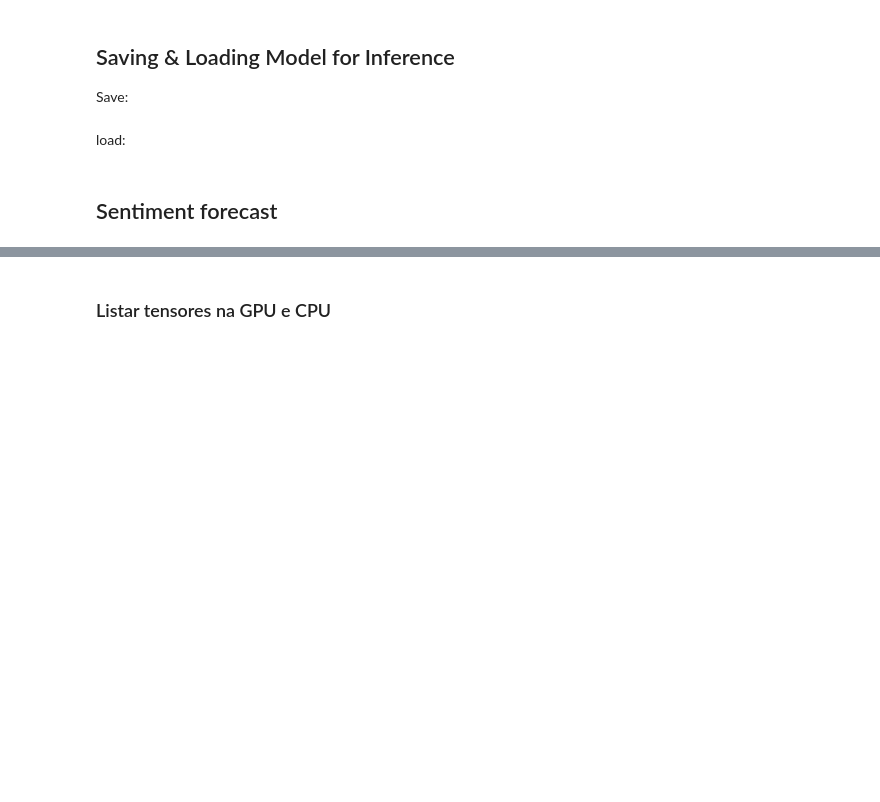
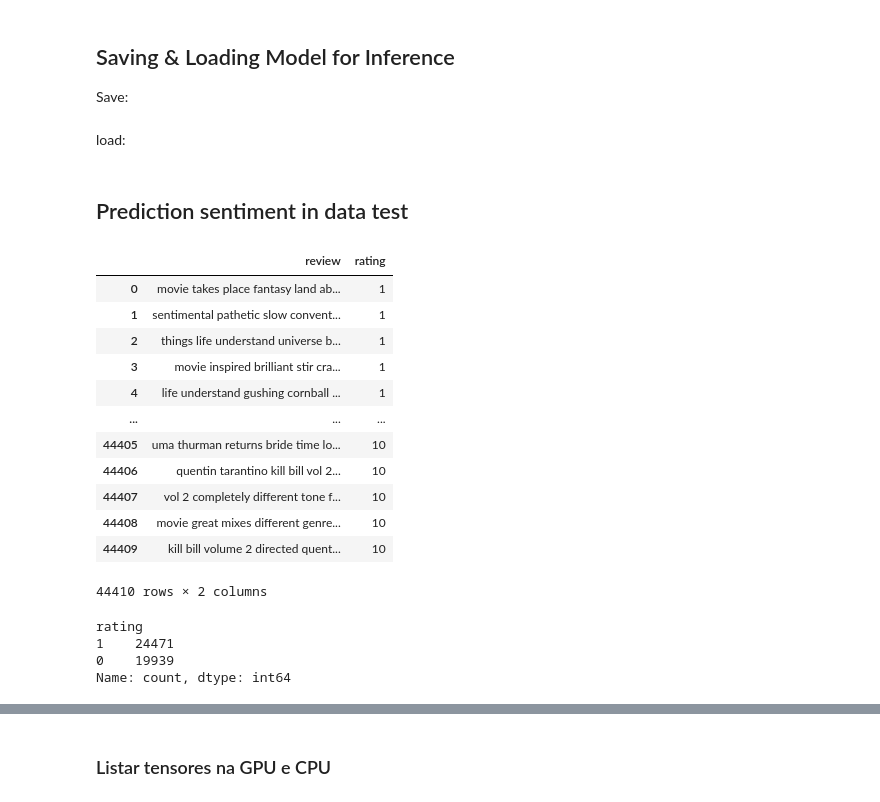
Before and after one commit to guilhermeerib/Classification-Model---TCC, a Jupyter notebook: 1_Study_Cases/MultiClassClassifier_IMDB_text.ipynb, the cells around one changed output, grey strips where cells are left out. Saved outputs shown, nothing was run; the diff lists cells and outputs as text; code cells hidden in the pictures; blank space fills up the shorter version.

```diff
--- a/0-Exemplos_definitivos/Text Classification with BERT Guilherme.ipynb
+++ b/1_Study_Cases/MultiClassClassifier_IMDB_text.ipynb
@@ -315,5 +395,24 @@ load:
 # saved_model = MultiClassClassifier(BERT_MODEL_NAME,hidden_size, num_classes).to(device)
 # saved_model.load_state_dict(torch.load(PATH_MODEL_SAVE))
 # # saved_model.eval()
-# %% [markdown]
-## Sentiment forecast
+# %% [markdown]
+## Prediction sentiment in data test
+# %%
+DATA_PATH = "D:/tcc2/guilherme/3_tratamento_dados/dataset_tratado/Scraper_Dataset_tretead_text.csv"
+df = pd.read_csv(DATA_PATH)
+df = df[['review','rating']]
+df
+# %% [output]
+|  | review | rating |
+| 0 | movie takes place fantasy land ab... | 1 |
+| 1 | sentimental pathetic slow convent... | 1 |
+| 2 | things life understand universe b... | 1 |
+| 3 | movie inspired brilliant stir cra... | 1 |
+| 4 | life understand gushing cornball ... | 1 |
+| ... | ... | ... |
+| 44405 | uma thurman returns bride time lo... | 10 |
+| 44406 | quentin tarantino kill bill vol 2... | 10 |
+| 44407 | vol 2 completely different tone f... | 10 |
+| 44408 | movie great mixes different genre... | 10 |
+| 44409 | kill bill volume 2 directed quent... | 10 |
+44410 rows × 2 columns
@@ -319,0 +433,7 @@ load:
+# %%
+print(df['rating'].value_counts())
+# %% [output]
+rating
+1    24471
+0    19939
+Name: count, dtype: int64
```
Also changed, not shown: parts of 31 cells of this notebook, 18 other files.
